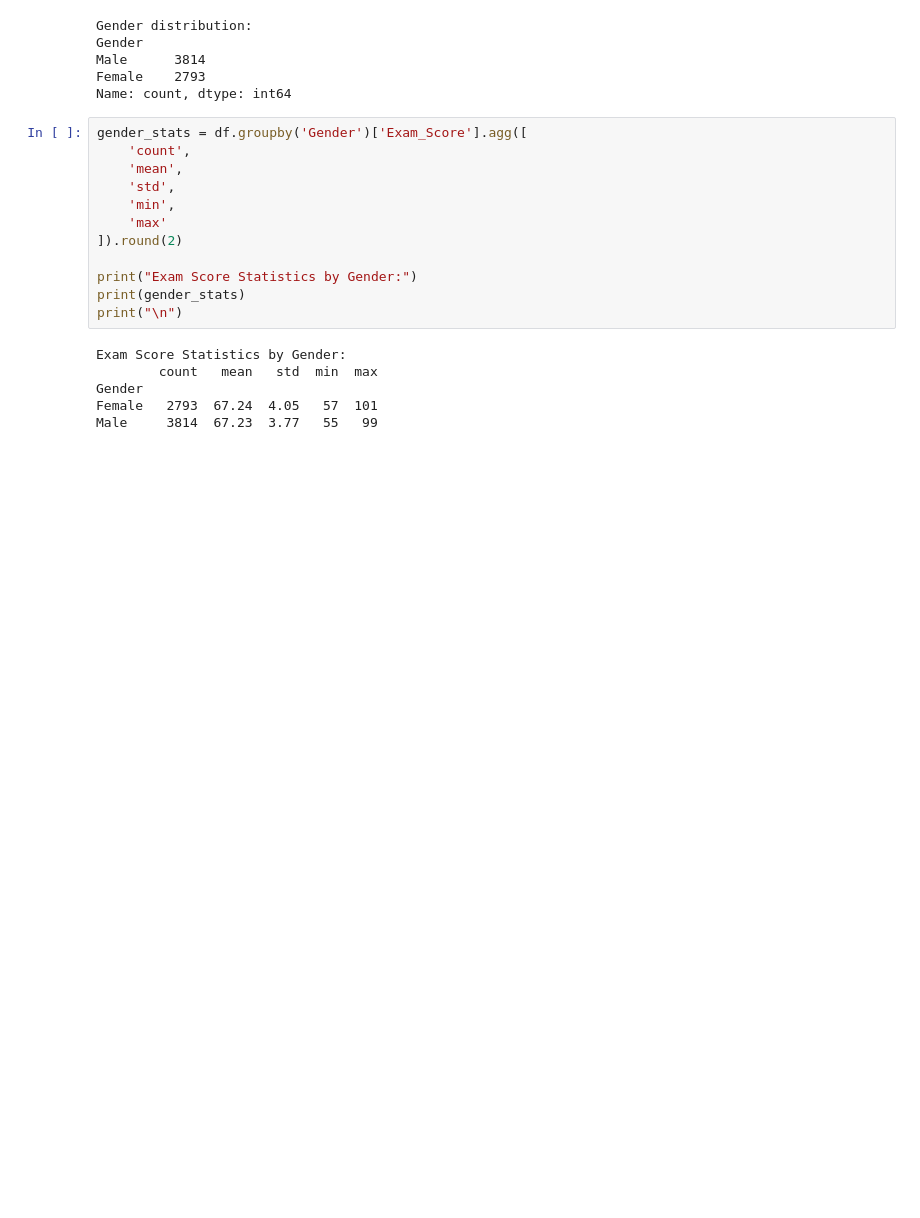
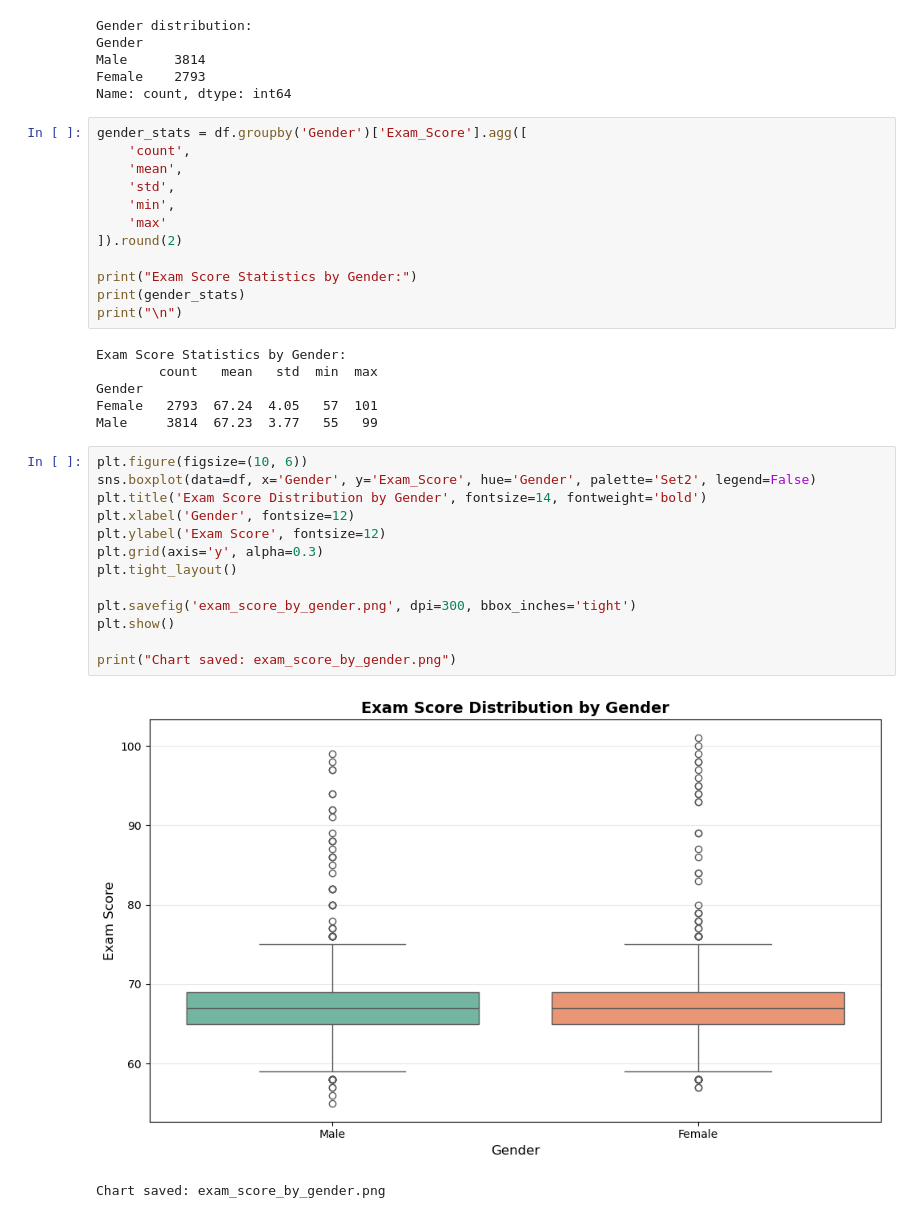
Before and after one commit to Yp3RR/student-performance-analysis, a Jupyter notebook: notebooks/01_initial_analysis.ipynb, the cells around one changed output. Drawn from its saved outputs; the diff is of its cells as text; blank space fills up the shorter version.

Commit message:
Plotting of Graphs using Gender as the Criteria

```diff
--- a/notebooks/01_initial_analysis.ipynb
+++ b/notebooks/01_initial_analysis.ipynb
@@ -89,3 +89,19 @@ Exam Score Statistics by Gender:
 Gender
 Female   2793  67.24  4.05   57  101
 Male     3814  67.23  3.77   55   99
+# %%
+plt.figure(figsize=(10, 6))
+sns.boxplot(data=df, x='Gender', y='Exam_Score', hue='Gender', palette='Set2', legend=False)
+plt.title('Exam Score Distribution by Gender', fontsize=14, fontweight='bold')
+plt.xlabel('Gender', fontsize=12)
+plt.ylabel('Exam Score', fontsize=12)
+plt.grid(axis='y', alpha=0.3)
+plt.tight_layout()
+
+plt.savefig('exam_score_by_gender.png', dpi=300, bbox_inches='tight')
+plt.show()
+
+print("Chart saved: exam_score_by_gender.png")
+# %% [output]
+[figure, added]
+Chart saved: exam_score_by_gender.png
```
Also changed, not shown: parts of 1 cell of this notebook, 2 other files.
